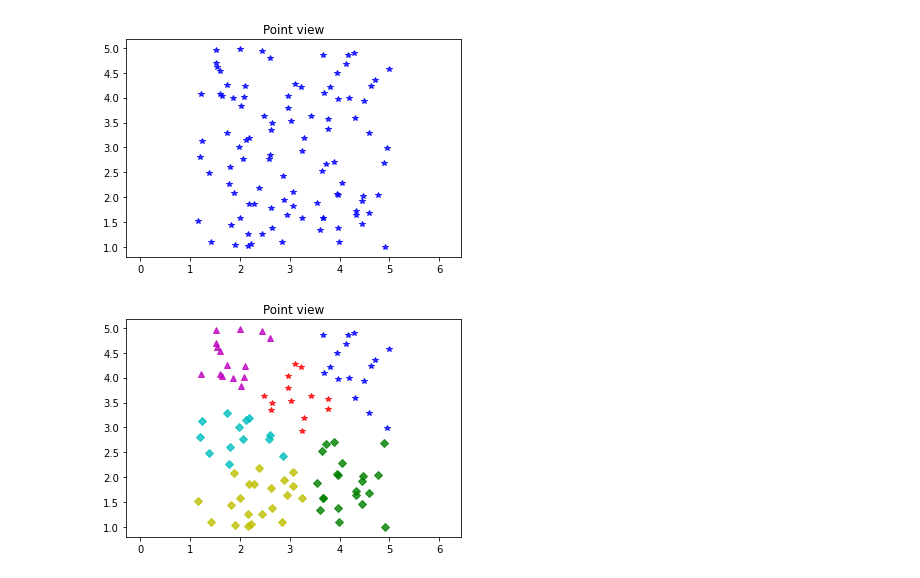
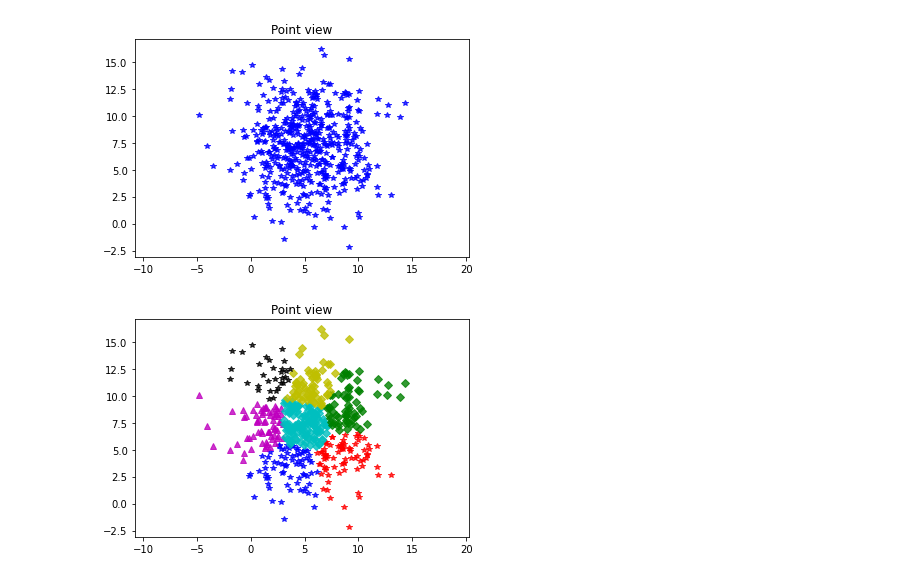
Before and after one commit to nnh92/Kmeans-Clustering, a Jupyter notebook: K_Means_Clustering.ipynb, the cells around one changed output. Saved outputs shown, nothing was run; the diff lists cells and outputs as text; code cells hidden in the pictures.

```diff
--- a/K_Means_Clustering.ipynb
+++ b/K_Means_Clustering.ipynb
@@ -7,16 +7,19 @@ import pandas as pd
 import matplotlib.pyplot as plt
 from scipy.spatial.distance import cdist
 
+
+X = np.random.multivariate_normal([5,7],[[10,0],[0,10]],500)
 dtA = pd.read_csv('https://raw.githubusercontent.com/nnh92/Kmeans-Clustering/main/Database-A.csv').values
-#dtB = pd.read_csv('https://raw.githubusercontent.com/nnh92/Kmeans-Clustering/main/Database-B.csv').values
-#dtC = pd.read_csv('https://raw.githubusercontent.com/nnh92/Kmeans-Clustering/main/Database-C.csv').values
+dtB = pd.read_csv('https://raw.githubusercontent.com/nnh92/Kmeans-Clustering/main/Database-B.csv').values
+dtC = pd.read_csv('https://raw.githubusercontent.com/nnh92/Kmeans-Clustering/main/Database-C.csv').values
 
-X = dtA
+#X = dtA
 #X = np.concatenate((dtA,dtB), axis = 0)
 #X = np.concatenate((dtA,dtB,dtC), axis =0)
-K = 6
+K = 7
 
-original_label = np.asarray([0]*len(dtA)).T
+original_label = np.asarray([0]*len(X))
+#original_label = np.asarray([0]*len(dtA)).T
 #original_label = np.asarray([0]*len(dtA) + [1]*len(dtB)).T
 #original_label = np.asarray([0]*len(dtA) + [1]*len(dtB) + [2]*len(dtC)).T
 #print(original_label)
@@ -68,32 +71,32 @@ def kmeans_update_centers(X, labels, K):
     centers[k,:] = np.mean(Xk, axis = 0)
   return centers
 
 #print(X.shape[0])
 
 def kmeans_converged(centers, new_centers):
   return (set([tuple(a) for a in centers]) == set([tuple(a) for a in new_centers]))
 
 def kmeans(X, K):
   centers = [kmeans_int_centers(X, K)]
   i = 0
   labels = []
   while True:
     labels.append(kmeans_assign_label(X, centers[-1]))
     new_centers = kmeans_update_centers(X, labels[-1],K)
     if kmeans_converged(centers[-1],new_centers):
       break
     centers.append(new_centers)
     i += 1
   return (centers , labels, i)
 
 kmeans(X, K)
 
 (centers, labels, i) = kmeans(X, K)
 kmeans_display(X, labels[-1])
 
 
 
 #print([kmeans_int_centers(X,3)])
 # %% [output]
-[figure, old version]
+[figure, new version]
-[figure, old version]
+[figure, new version]
```
